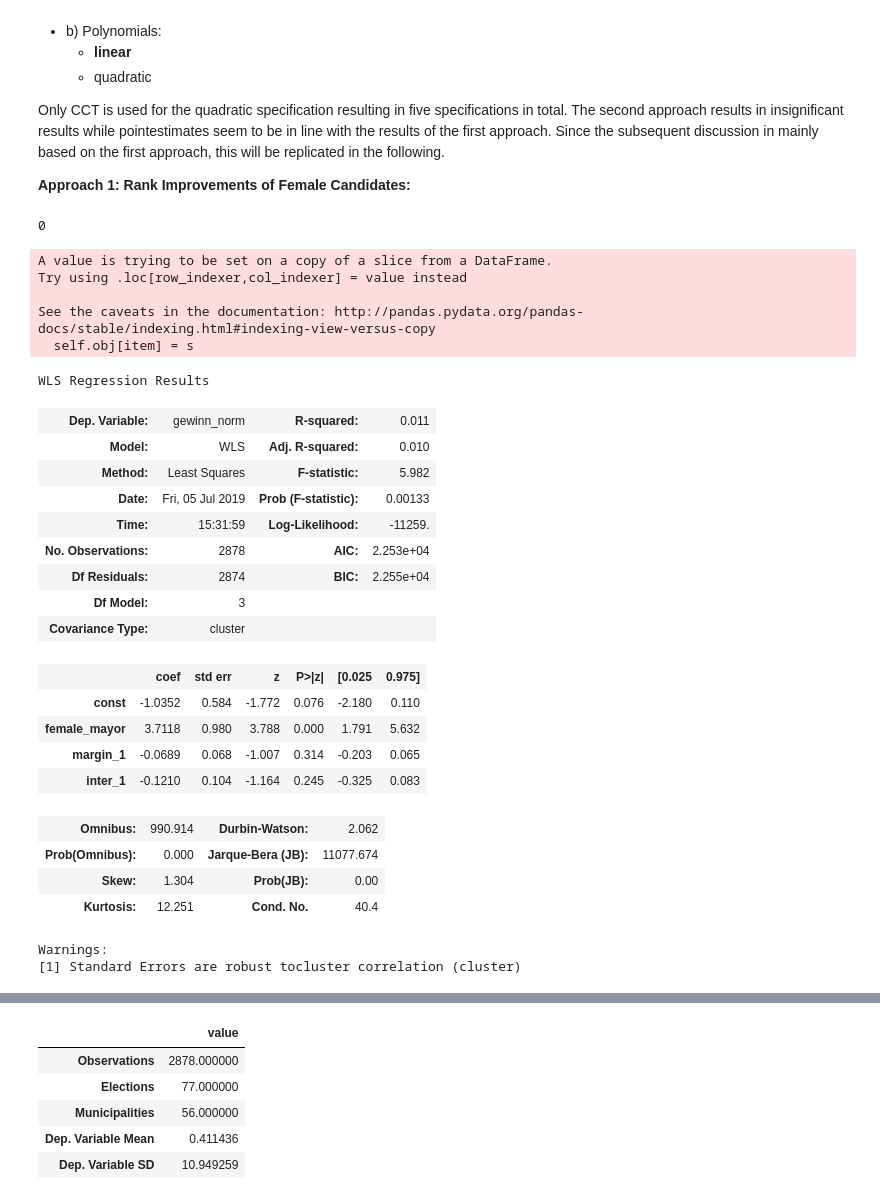
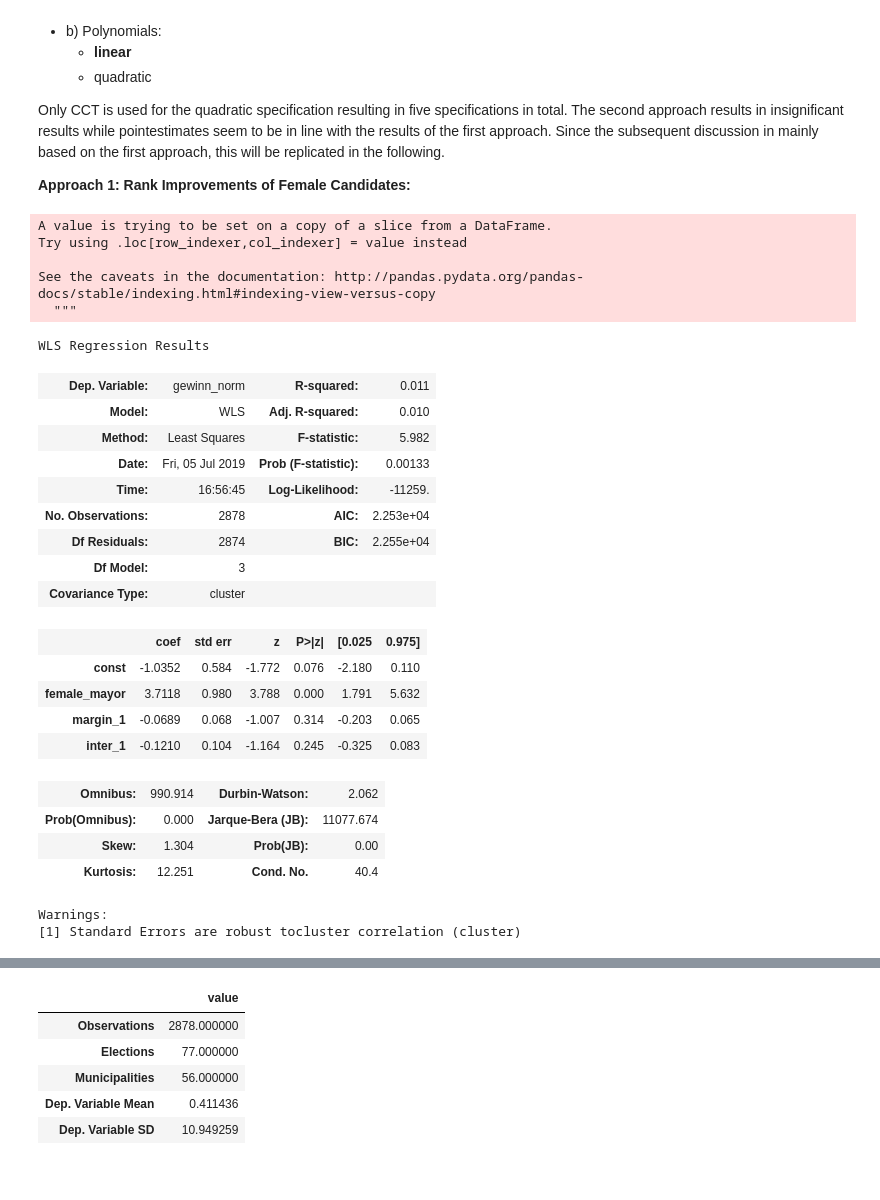
Before and after one commit to DaLueke/replication-baskeran-hessami-2018, a Jupyter notebook: student_project.ipynb, the cells around one changed output, grey strips where cells are left out. Saved outputs shown, nothing was run; the diff lists cells and outputs as text; code cells hidden in the pictures.

```diff
--- a/student_project.ipynb
+++ b/student_project.ipynb
@@ -387,38 +339,32 @@ Only CCT is used for the quadratic specification resulting in five specification
 Since the subsequent discussion in mainly based on the first approach, this will be replicated in the following.
 
 **Approach 1: Rank Improvements of Female Candidates:**
-# %%
-(rdd_data.rdd_sample == 0).sum()
-# %% [output]
-0
 # %%
 # Set the bandwidth (taken from the paper)
 bw = 20.10
-# Calculate weights following the stata code step by step
-rdd_data.loc[:, "temp1"] = rdd_data["margin_1"] / bw
-rdd_data.loc[:, "ind"] = abs(rdd_data.temp1)<=1 # True for all values within bw around 0
-rdd_data.loc[:, "temp2"] = 1-abs(rdd_data.temp1) # takes value close to 1 for elements of margin_1 close to 0 and vice versa for elements close to the border of bw
-rdd_data.loc[:,"weight"] = rdd_data.temp2*rdd_data.ind
+
+# Get regression weights
+rdd_data["weight"] = calculate_weights(df=rdd_data, bandwidth=bw)
 
 # Run regression for approach (1): normalized rank improvement of female candidates on gender of mayor
 sm.WLS(endog=rdd_data.loc[abs(rdd_data["margin_1"])<bw]["gewinn_norm"],
        exog=sm.add_constant(rdd_data.loc[abs(rdd_data["margin_1"])<bw][["female_mayor", "margin_1", "inter_1"]]),
        weights=rdd_data.loc[abs(rdd_data["margin_1"])<bw]["weight"],
       ).fit(cov_type="cluster",
              cov_kwds={"groups":rdd_data.loc[abs(rdd_data["margin_1"])<bw]["gkz"]}
             ).summary()
 # %% [output]
 A value is trying to be set on a copy of a slice from a DataFrame.
 Try using .loc[row_indexer,col_indexer] = value instead
 
 See the caveats in the documentation: http://pandas.pydata.org/pandas-docs/stable/indexing.html#indexing-view-versus-copy
-  self.obj[item] = s
+  """
 WLS Regression Results
 | Dep. Variable: | gewinn_norm | R-squared: | 0.011 |
 | Model: | WLS | Adj. R-squared: | 0.010 |
 | Method: | Least Squares | F-statistic: | 5.982 |
 | Date: | Fri, 05 Jul 2019 | Prob (F-statistic): | 0.00133 |
-| Time: | 15:31:59 | Log-Likelihood: | -11259. |
+| Time: | 16:56:45 | Log-Likelihood: | -11259. |
 | No. Observations: | 2878 | AIC: | 2.253e+04 |
 | Df Residuals: | 2874 | BIC: | 2.255e+04 |
 | Df Model: | 3 |  |  |
```
Also changed, not shown: parts of 6 cells of this notebook, 2 other files.
